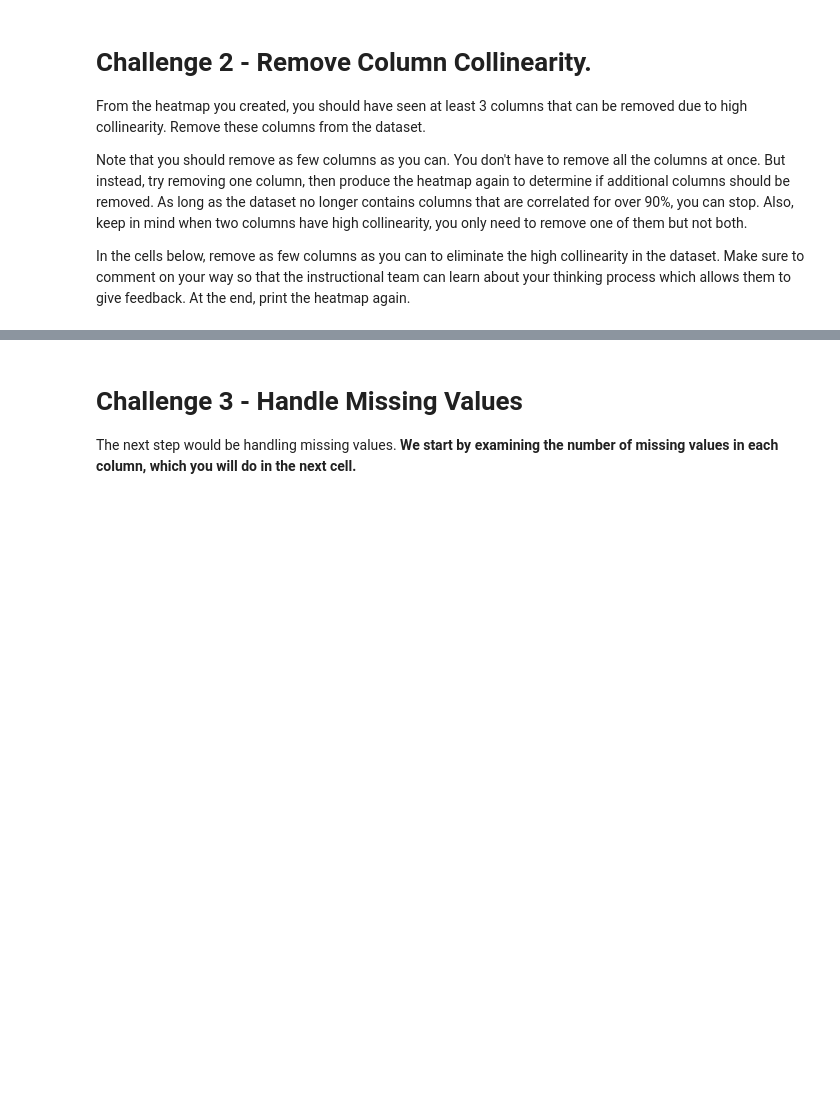
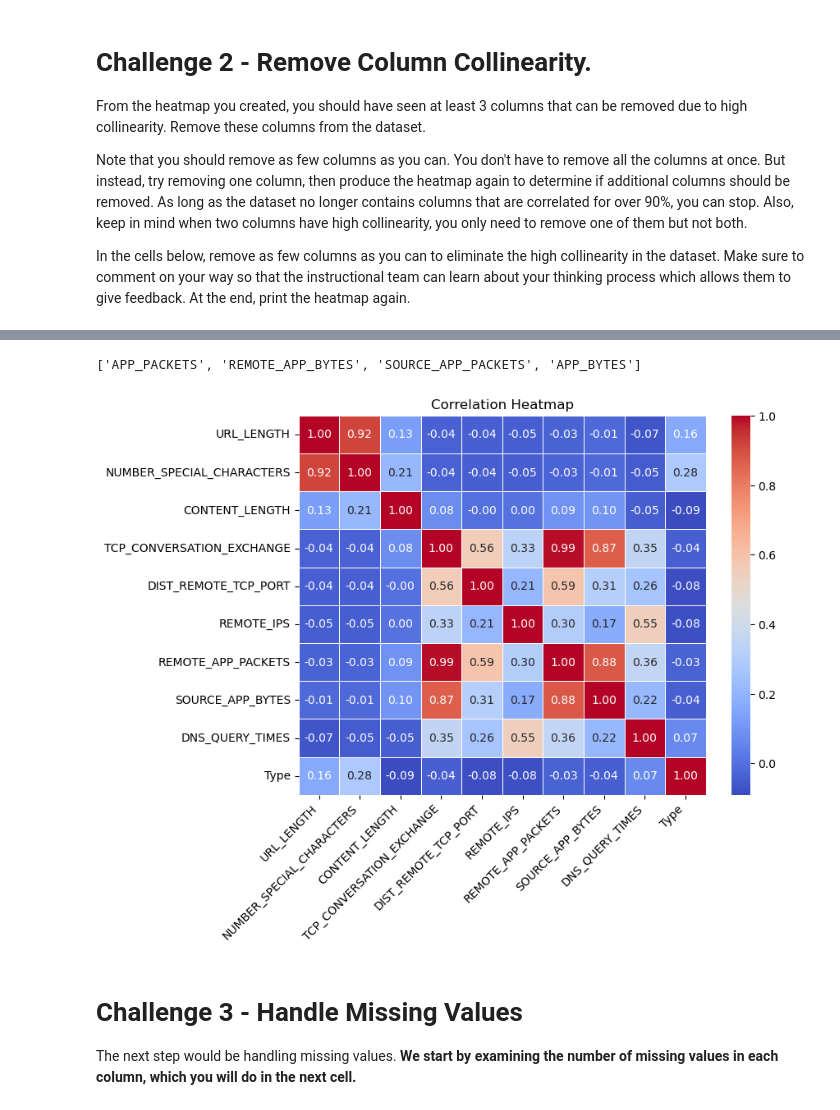
Before and after one commit to ironhack-labs/lab-supervised-learning-en, a Jupyter notebook: your-code/main.ipynb, the cells around one changed output, grey strips where cells are left out. Saved outputs shown, nothing was run; the diff lists cells and outputs as text; code cells hidden in the pictures; blank space fills up the shorter version.

```diff
--- a/your-code/main.ipynb
+++ b/your-code/main.ipynb
@@ -220,0 +241,11 @@ In the cells below, remove as few columns as you can to eliminate the high colli
+# %%
+# Calculate correlation matrix in absolute values.
+corr_matrix = websites[num_col].corr().abs()
+
+upper_tri = corr_matrix.where(np.triu(np.ones(corr_matrix.shape), k=1).astype(bool))
+
+# Find Variables with High Correlation:
+high_corr_pairs = upper_tri.unstack().dropna()
+high_corr_pairs = high_corr_pairs[high_corr_pairs > 0.70].sort_values(ascending=False)
+print("HIGHLY CORRELATED PAIRS AND THEIR CORRELATION:")
+print(high_corr_pairs)
@@ -221,3 +269,23 @@ In the cells below, remove as few columns as you can to eliminate the high colli
+# %%
+top_4_columns = pd.Index(high_corr_pairs.head(4).index.get_level_values(0)).append(
+                pd.Index(high_corr_pairs.head(4).index.get_level_values(1))).unique()[:4].tolist()
+
+print(top_4_columns)
+# %% [output]
+['APP_PACKETS', 'REMOTE_APP_BYTES', 'SOURCE_APP_PACKETS', 'APP_BYTES']
+# %%
+websites_v3 = websites.drop(columns=top_4_columns)
+
+
+num_col_v3 = num_col.drop(top_4_columns)
+
+plt.figure(figsize=(8, 6))
+sns.heatmap(websites_v3[num_col_v3].corr(), annot=True, cmap='coolwarm', fmt=".2f", linewidths=0.5)
+plt.title('Correlation Heatmap')
+plt.xticks(rotation=45, ha='right')
+plt.show()
+# %% [output]
+[figure, added]
 # %% [markdown]
 # Challenge 3 - Handle Missing Values
 
```
Also changed, not shown: parts of 51 cells of this notebook.
